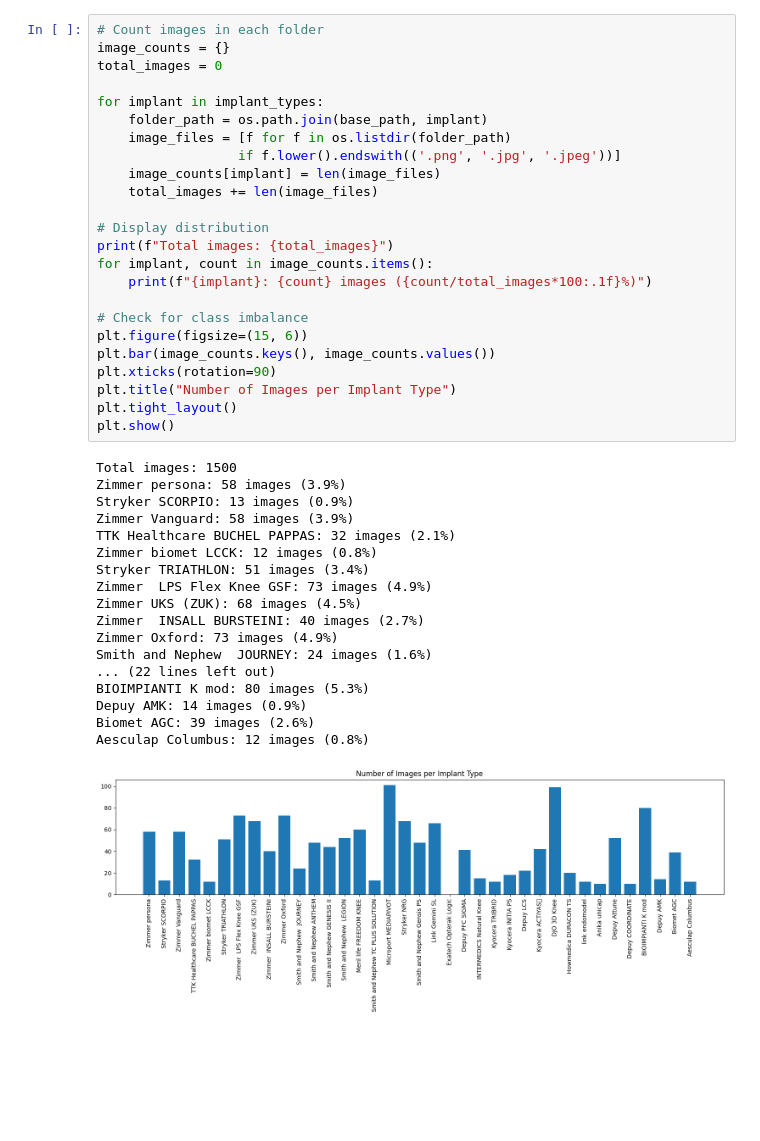
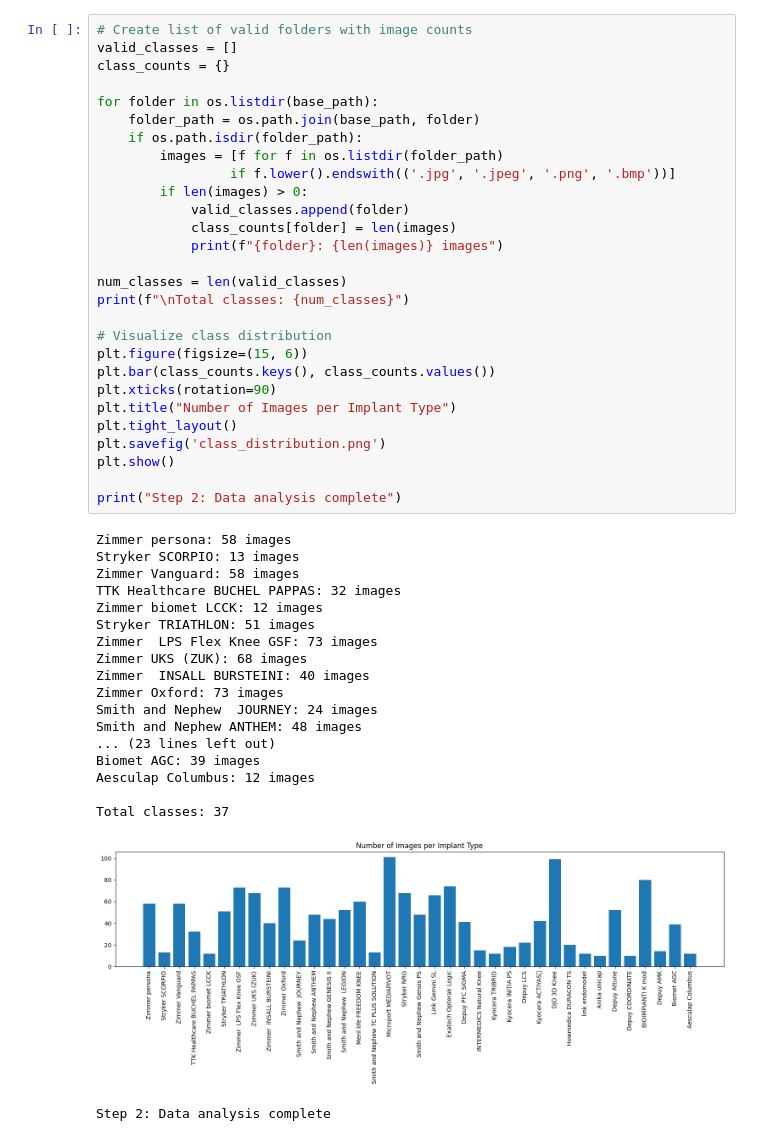
Before and after one commit to AaryanAnand10/Implant, a Jupyter notebook: Untitled2.ipynb, the cells around one changed output. Saved outputs shown, nothing was run; the diff lists cells and outputs as text; blank space fills up the shorter version.

```diff
--- a/Untitled2.ipynb
+++ b/Untitled2.ipynb
@@ -45,43 +45,48 @@ Found 37 implant types:
 # %%
-# Count images in each folder
-image_counts = {}
-total_images = 0
+# Create list of valid folders with image counts
+valid_classes = []
+class_counts = {}
 
-for implant in implant_types:
-    folder_path = os.path.join(base_path, implant)
-    image_files = [f for f in os.listdir(folder_path)
-                  if f.lower().endswith(('.png', '.jpg', '.jpeg'))]
-    image_counts[implant] = len(image_files)
-    total_images += len(image_files)
+for folder in os.listdir(base_path):
+    folder_path = os.path.join(base_path, folder)
+    if os.path.isdir(folder_path):
+        images = [f for f in os.listdir(folder_path)
+                 if f.lower().endswith(('.jpg', '.jpeg', '.png', '.bmp'))]
+        if len(images) > 0:
+            valid_classes.append(folder)
+            class_counts[folder] = len(images)
+            print(f"{folder}: {len(images)} images")
 
-# Display distribution
-print(f"Total images: {total_images}")
-for implant, count in image_counts.items():
-    print(f"{implant}: {count} images ({count/total_images*100:.1f}%)")
+num_classes = len(valid_classes)
+print(f"\nTotal classes: {num_classes}")
 
-# Check for class imbalance
+# Visualize class distribution
 plt.figure(figsize=(15, 6))
-plt.bar(image_counts.keys(), image_counts.values())
+plt.bar(class_counts.keys(), class_counts.values())
 plt.xticks(rotation=90)
 plt.title("Number of Images per Implant Type")
 plt.tight_layout()
+plt.savefig('class_distribution.png')
 plt.show()
+
+print("Step 2: Data analysis complete")
 # %% [output]
-Total images: 1500
-Zimmer persona: 58 images (3.9%)
-Stryker SCORPIO: 13 images (0.9%)
-Zimmer Vanguard: 58 images (3.9%)
-TTK Healthcare BUCHEL PAPPAS: 32 images (2.1%)
-Zimmer biomet LCCK: 12 images (0.8%)
-Stryker TRIATHLON: 51 images (3.4%)
-Zimmer  LPS Flex Knee GSF: 73 images (4.9%)
-Zimmer UKS (ZUK): 68 images (4.5%)
-Zimmer  INSALL BURSTEINI: 40 images (2.7%)
-Zimmer Oxford: 73 images (4.9%)
-Smith and Nephew  JOURNEY: 24 images (1.6%)
-... (22 lines left out)
-BIOIMPIANTI K mod: 80 images (5.3%)
-Depuy AMK: 14 images (0.9%)
-Biomet AGC: 39 images (2.6%)
-Aesculap Columbus: 12 images (0.8%)
+Zimmer persona: 58 images
+Stryker SCORPIO: 13 images
+Zimmer Vanguard: 58 images
+TTK Healthcare BUCHEL PAPPAS: 32 images
+Zimmer biomet LCCK: 12 images
+Stryker TRIATHLON: 51 images
+Zimmer  LPS Flex Knee GSF: 73 images
+Zimmer UKS (ZUK): 68 images
+Zimmer  INSALL BURSTEINI: 40 images
+Zimmer Oxford: 73 images
+Smith and Nephew  JOURNEY: 24 images
+Smith and Nephew ANTHEM: 48 images
+... (23 lines left out)
+Biomet AGC: 39 images
+Aesculap Columbus: 12 images
+
+Total classes: 37
-[figure, old version]
+[figure, new version]
+Step 2: Data analysis complete
```
Also changed, not shown: parts of 16 cells of this notebook.
